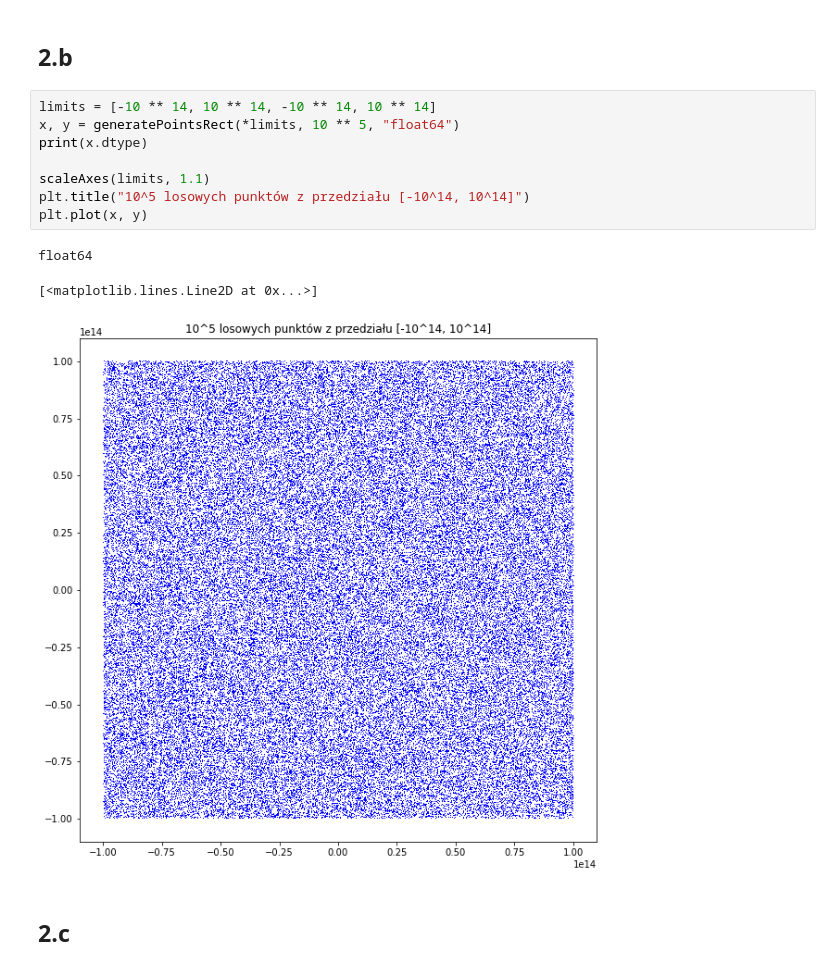
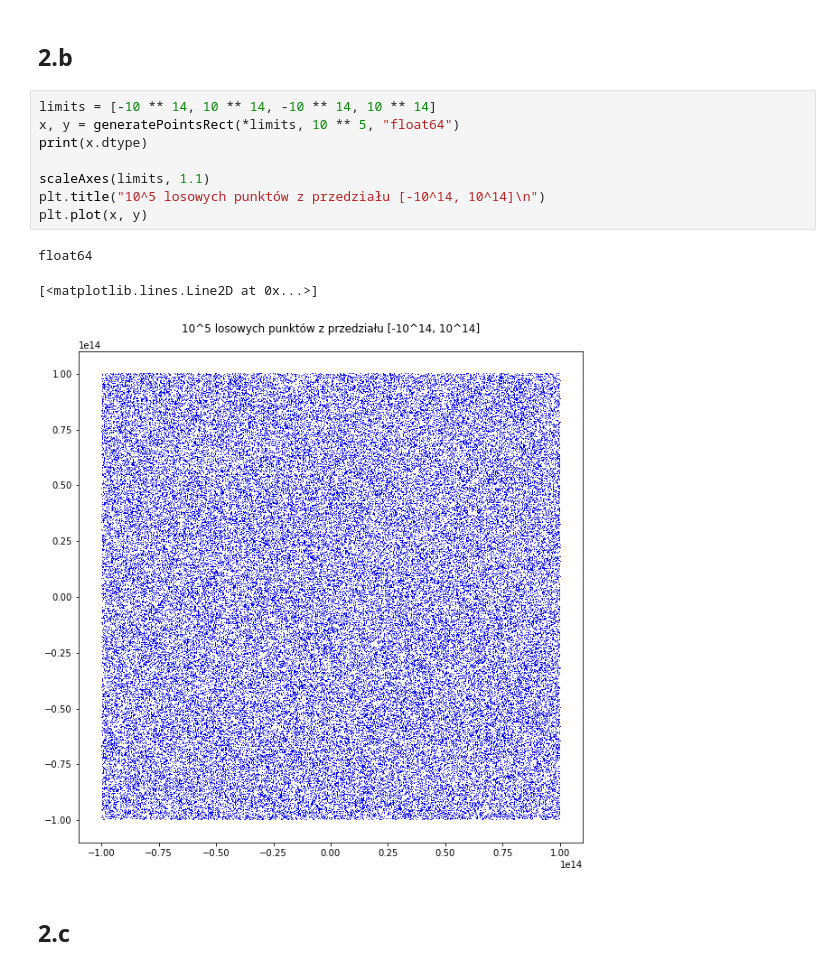
Before and after one commit to anuar2k/AGeom-2020, a Jupyter notebook: geom_lab1.ipynb, the cells around one changed output. Drawn from its saved outputs; the diff is of its cells as text.

```diff
--- a/geom_lab1.ipynb
+++ b/geom_lab1.ipynb
@@ -71,15 +71,15 @@ float64
 # %%
 limits = [-10 ** 14, 10 ** 14, -10 ** 14, 10 ** 14]
 x, y = generatePointsRect(*limits, 10 ** 5, "float64")
 print(x.dtype)
 
 scaleAxes(limits, 1.1)
-plt.title("10^5 losowych punktów z przedziału [-10^14, 10^14]")
+plt.title("10^5 losowych punktów z przedziału [-10^14, 10^14]\n")
 plt.plot(x, y)
 # %% [output]
 float64
 [<matplotlib.lines.Line2D at 0x...>]
-[figure, old version]
+[figure, new version]
 # %% [markdown]
 ## 2.c
 # %%
```
Also changed, not shown: parts of 4 cells of this notebook.
